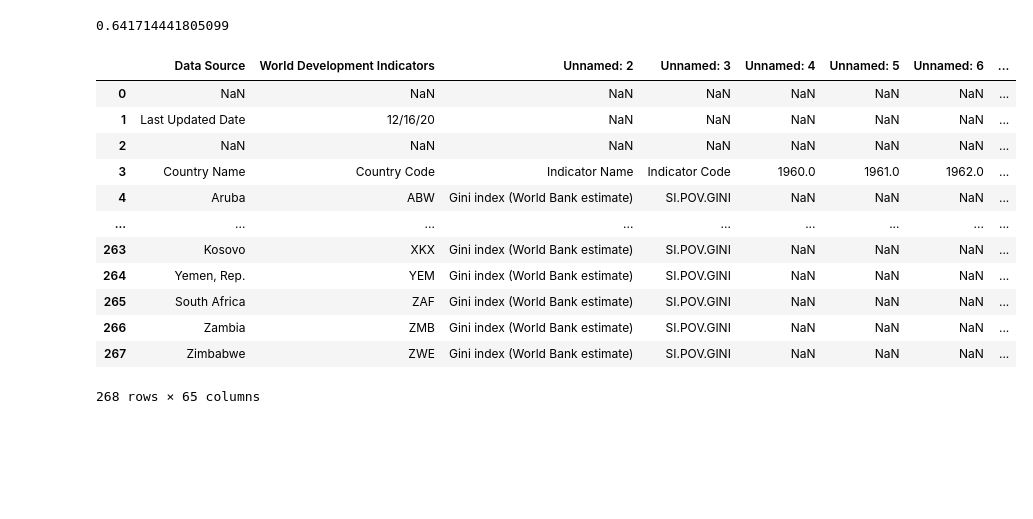
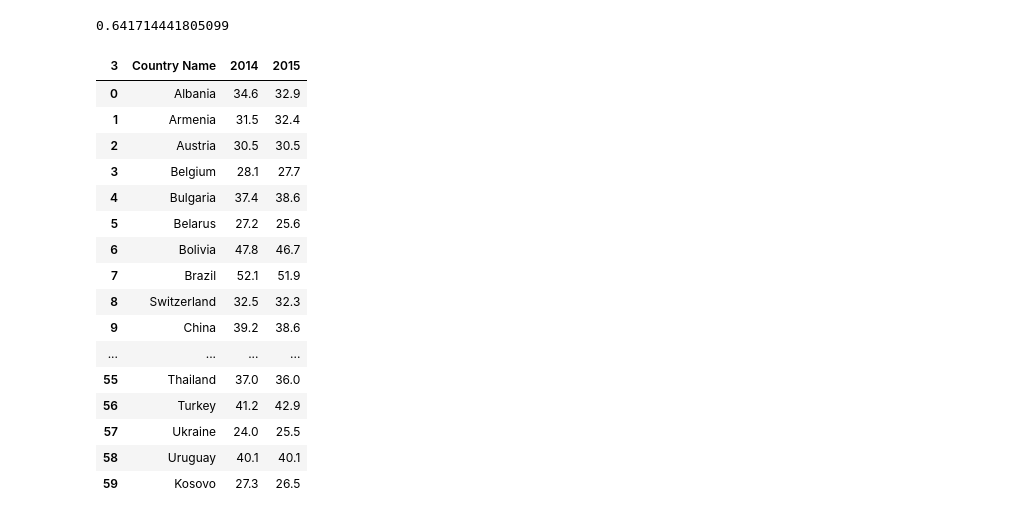
Before and after one commit to miheep8938/Veritas-Collective, a Jupyter notebook: JJ-Wrangle.ipynb, the cells around one changed output. Cells and saved outputs as stored; diff of their text form; code cells hidden in the pictures; blank space fills up the shorter version.

```diff
--- a/JJ-Wrangle.ipynb
+++ b/JJ-Wrangle.ipynb
@@ -255,19 +256,46 @@ print(rvalue)
 [figure]
 0.641714441805099
 # %%
+# Read in csv file for gini data
 gini_data = pd.read_csv("API_SI.POV.GINI_DS2_en_csv_v2_1993647.csv")
+
+#Reset column headers
+gini_data.columns = gini_data.iloc[3]
+
+#Drop extra rows at top of data frame
+gini_data = gini_data.drop(0)
+gini_data = gini_data.drop(1)
+gini_data = gini_data.drop(2)
+gini_data = gini_data.drop(3)
+
+#Narrow down dataframe to Country Name, 2014, and 2015
+gini_data = gini_data[['Country Name',2014.0, 2015.0]]
+
+#Rename year columns
+gini_data = gini_data.rename(columns={2014.0:"2014",2015.0:"2015"})
+
+#Drop Null Values
+gini_data = gini_data.dropna()
+
+#Reset index
+gini_data = gini_data.reset_index(drop=True)
+
 gini_data
 # %% [output]
-|  | Data Source | World Development Indicators | Unnamed: 2 | Unnamed: 3 | Unnamed: 4 | Unnamed: 5 | Unnamed: 6 | ... |
-| 0 | NaN | NaN | NaN | NaN | NaN | NaN | NaN | ... |
-| 1 | Last Updated Date | 12/16/20 | NaN | NaN | NaN | NaN | NaN | ... |
-| 2 | NaN | NaN | NaN | NaN | NaN | NaN | NaN | ... |
-| 3 | Country Name | Country Code | Indicator Name | Indicator Code | 1960.0 | 1961.0 | 1962.0 | ... |
-| 4 | Aruba | ABW | Gini index (World Bank estimate) | SI.POV.GINI | NaN | NaN | NaN | ... |
-| ... | ... | ... | ... | ... | ... | ... | ... | ... |
-| 263 | Kosovo | XKX | Gini index (World Bank estimate) | SI.POV.GINI | NaN | NaN | NaN | ... |
-| 264 | Yemen, Rep. | YEM | Gini index (World Bank estimate) | SI.POV.GINI | NaN | NaN | NaN | ... |
-| 265 | South Africa | ZAF | Gini index (World Bank estimate) | SI.POV.GINI | NaN | NaN | NaN | ... |
-| 266 | Zambia | ZMB | Gini index (World Bank estimate) | SI.POV.GINI | NaN | NaN | NaN | ... |
-| 267 | Zimbabwe | ZWE | Gini index (World Bank estimate) | SI.POV.GINI | NaN | NaN | NaN | ... |
+| 3 | Country Name | 2014 | 2015 |
+| 0 | Albania | 34.6 | 32.9 |
+| 1 | Armenia | 31.5 | 32.4 |
+| 2 | Austria | 30.5 | 30.5 |
+| 3 | Belgium | 28.1 | 27.7 |
+| 4 | Bulgaria | 37.4 | 38.6 |
+| 5 | Belarus | 27.2 | 25.6 |
+| 6 | Bolivia | 47.8 | 46.7 |
+| 7 | Brazil | 52.1 | 51.9 |
+| 8 | Switzerland | 32.5 | 32.3 |
+| 9 | China | 39.2 | 38.6 |
+| ... | ... | ... | ... |
+| 55 | Thailand | 37.0 | 36.0 |
+| 56 | Turkey | 41.2 | 42.9 |
+| 57 | Ukraine | 24.0 | 25.5 |
+| 58 | Uruguay | 40.1 | 40.1 |
+| 59 | Kosovo | 27.3 | 26.5 |
-268 rows × 65 columns
```
Also changed, not shown: parts of 13 cells of this notebook.
